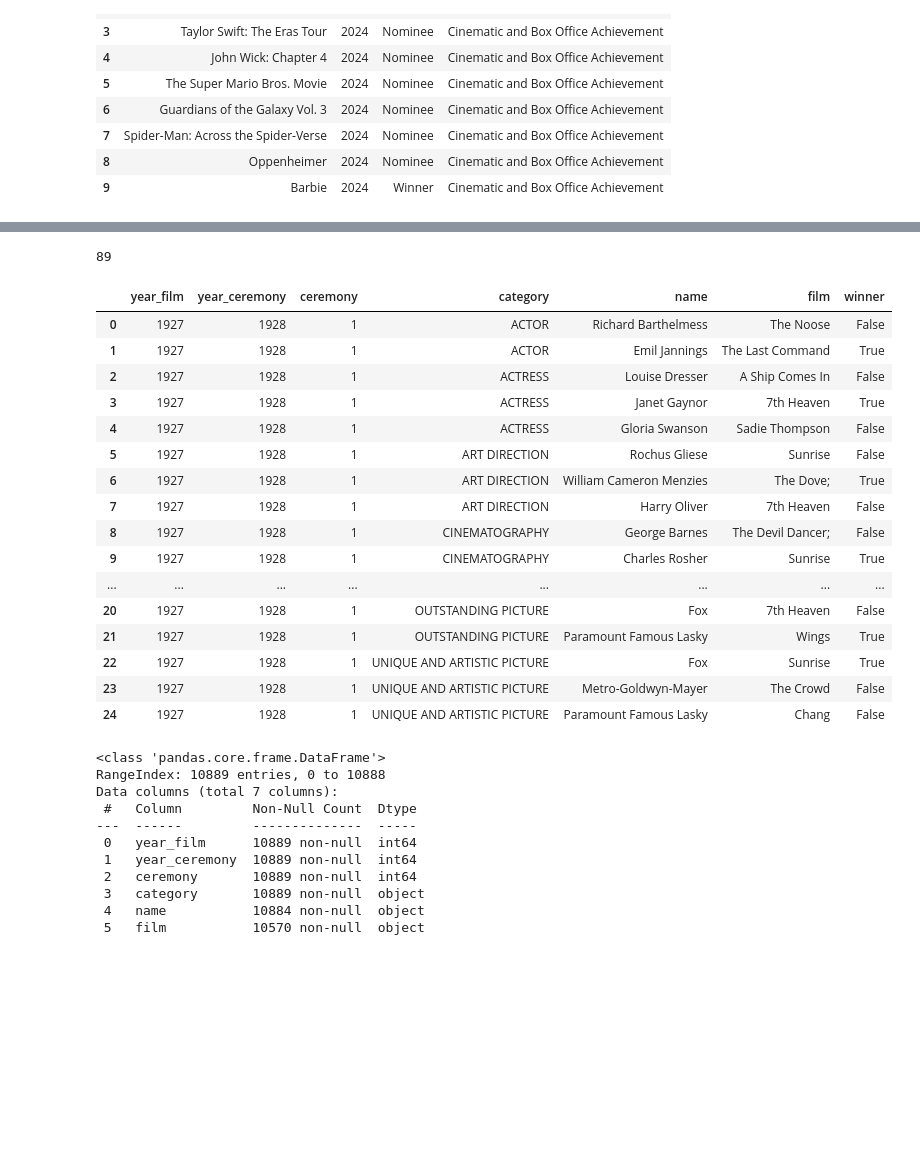
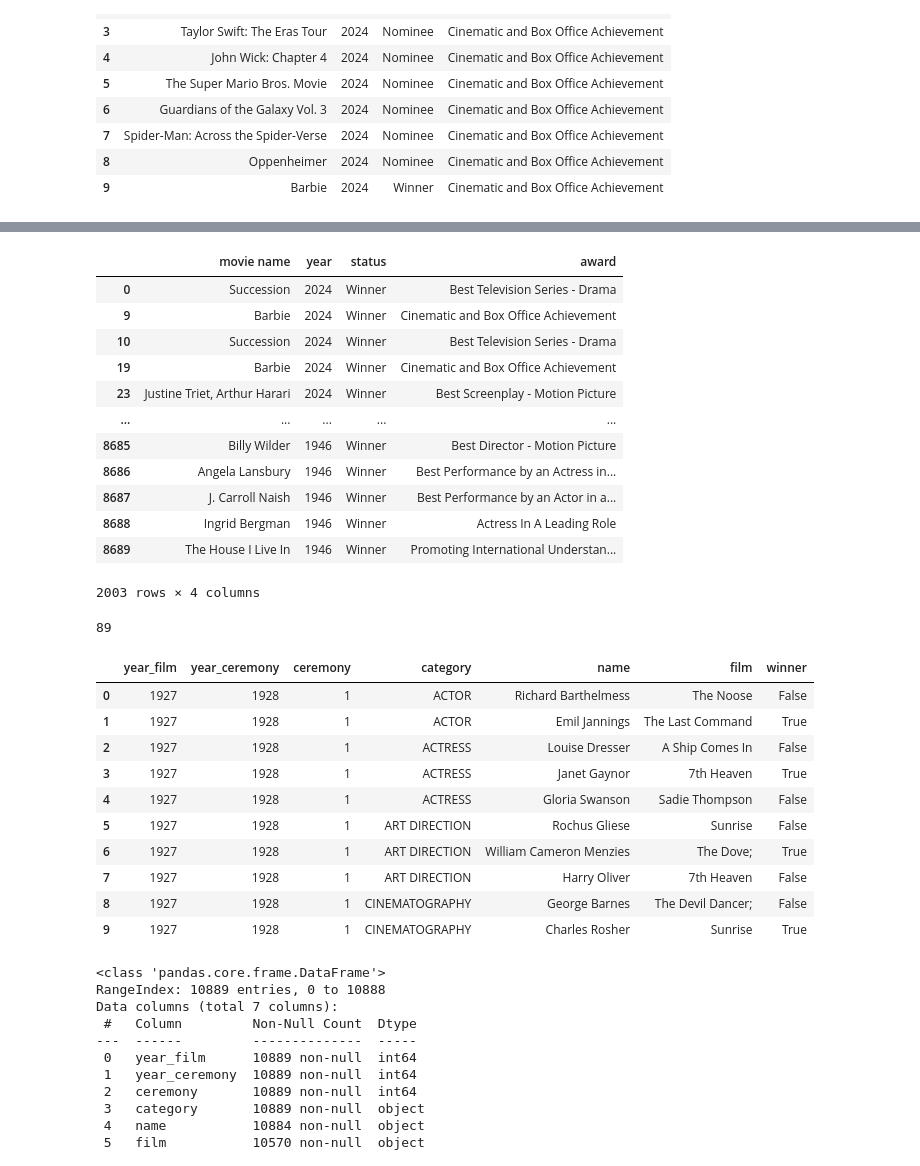
Before and after one commit to IrynaVitkovych/Project-3, a Jupyter notebook: Data Cleaning.ipynb, the cells around one changed output, grey strips where cells are left out. Drawn from its saved outputs; the diff is of its cells as text; code cells hidden in the pictures; blank space fills up the shorter version.

```diff
--- a/Data Cleaning.ipynb
+++ b/Data Cleaning.ipynb
@@ -196,3 +202,21 @@ goldenglobe_data.head(10)
+# %%
+# Create DataFrame of Golden Glbe winners.
+goldenglobe_winners_df = goldenglobe_data_df[goldenglobe_data_df['status'] == "Winner"][['movie name', 'year', 'status', 'award']]
+goldenglobe_winners_df
+# %% [output]
+|  | movie name | year | status | award |
+| 0 | Succession | 2024 | Winner | Best Television Series - Drama |
+| 9 | Barbie | 2024 | Winner | Cinematic and Box Office Achievement |
+| 10 | Succession | 2024 | Winner | Best Television Series - Drama |
+| 19 | Barbie | 2024 | Winner | Cinematic and Box Office Achievement |
+| 23 | Justine Triet, Arthur Harari | 2024 | Winner | Best Screenplay - Motion Picture |
+| ... | ... | ... | ... | ... |
+| 8685 | Billy Wilder | 1946 | Winner | Best Director - Motion Picture |
+| 8686 | Angela Lansbury | 1946 | Winner | Best Performance by an Actress in... |
+| 8687 | J. Carroll Naish | 1946 | Winner | Best Performance by an Actor in a... |
+| 8688 | Ingrid Bergman | 1946 | Winner | Actress In A Leading Role |
+| 8689 | The House I Live In | 1946 | Winner | Promoting International Understan... |
+2003 rows × 4 columns
 # %%
 
 award= goldenglobe_data['award'].unique()
@@ -202,25 +229,19 @@ print(len(award))
 # %%
 # Pull in Oscar Award Data into a dataframe
-oscar_data = pd.read_csv('Resources/the_oscar_award.csv')
-oscar_data.head(25)
+oscar_data = pd.read_csv('Resources/the_oscar_award.csv', encoding='utf-8')
+oscar_data.head(10)
 # %% [output]
 |  | year_film | year_ceremony | ceremony | category | name | film | winner |
 | 0 | 1927 | 1928 | 1 | ACTOR | Richard Barthelmess | The Noose | False |
 | 1 | 1927 | 1928 | 1 | ACTOR | Emil Jannings | The Last Command | True |
 | 2 | 1927 | 1928 | 1 | ACTRESS | Louise Dresser | A Ship Comes In | False |
 | 3 | 1927 | 1928 | 1 | ACTRESS | Janet Gaynor | 7th Heaven | True |
 | 4 | 1927 | 1928 | 1 | ACTRESS | Gloria Swanson | Sadie Thompson | False |
 | 5 | 1927 | 1928 | 1 | ART DIRECTION | Rochus Gliese | Sunrise | False |
 | 6 | 1927 | 1928 | 1 | ART DIRECTION | William Cameron Menzies | The Dove; | True |
 | 7 | 1927 | 1928 | 1 | ART DIRECTION | Harry Oliver | 7th Heaven | False |
 | 8 | 1927 | 1928 | 1 | CINEMATOGRAPHY | George Barnes | The Devil Dancer; | False |
 | 9 | 1927 | 1928 | 1 | CINEMATOGRAPHY | Charles Rosher | Sunrise | True |
-| ... | ... | ... | ... | ... | ... | ... | ... |
-| 20 | 1927 | 1928 | 1 | OUTSTANDING PICTURE | Fox | 7th Heaven | False |
-| 21 | 1927 | 1928 | 1 | OUTSTANDING PICTURE | Paramount Famous Lasky | Wings | True |
-| 22 | 1927 | 1928 | 1 | UNIQUE AND ARTISTIC PICTURE | Fox | Sunrise | True |
-| 23 | 1927 | 1928 | 1 | UNIQUE AND ARTISTIC PICTURE | Metro-Goldwyn-Mayer | The Crowd | False |
-| 24 | 1927 | 1928 | 1 | UNIQUE AND ARTISTIC PICTURE | Paramount Famous Lasky | Chang | False |
 # %%
 oscar_data.info()
 # %% [output]
```
Also changed, not shown: parts of 15 cells of this notebook, 5 other files.
